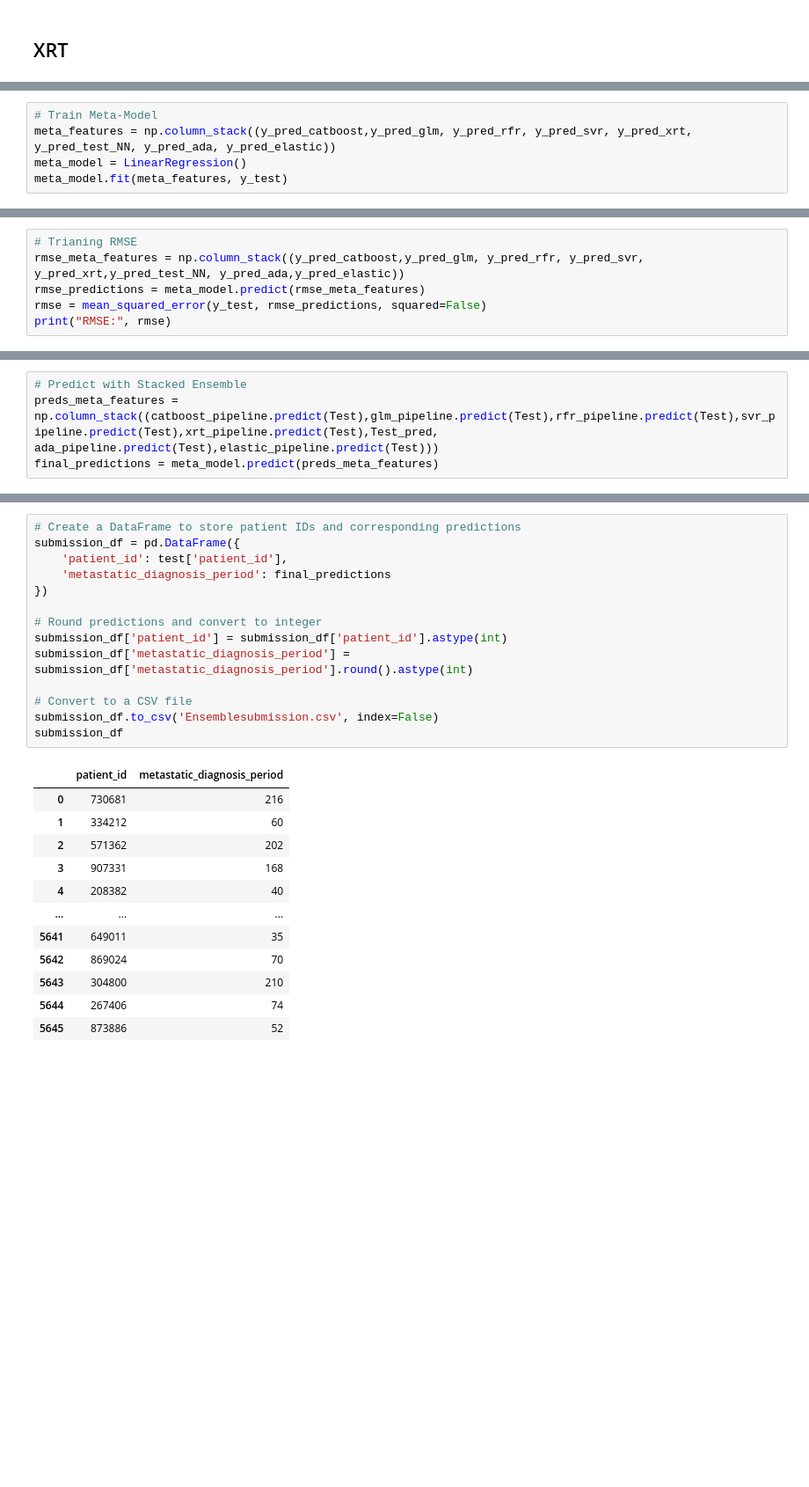
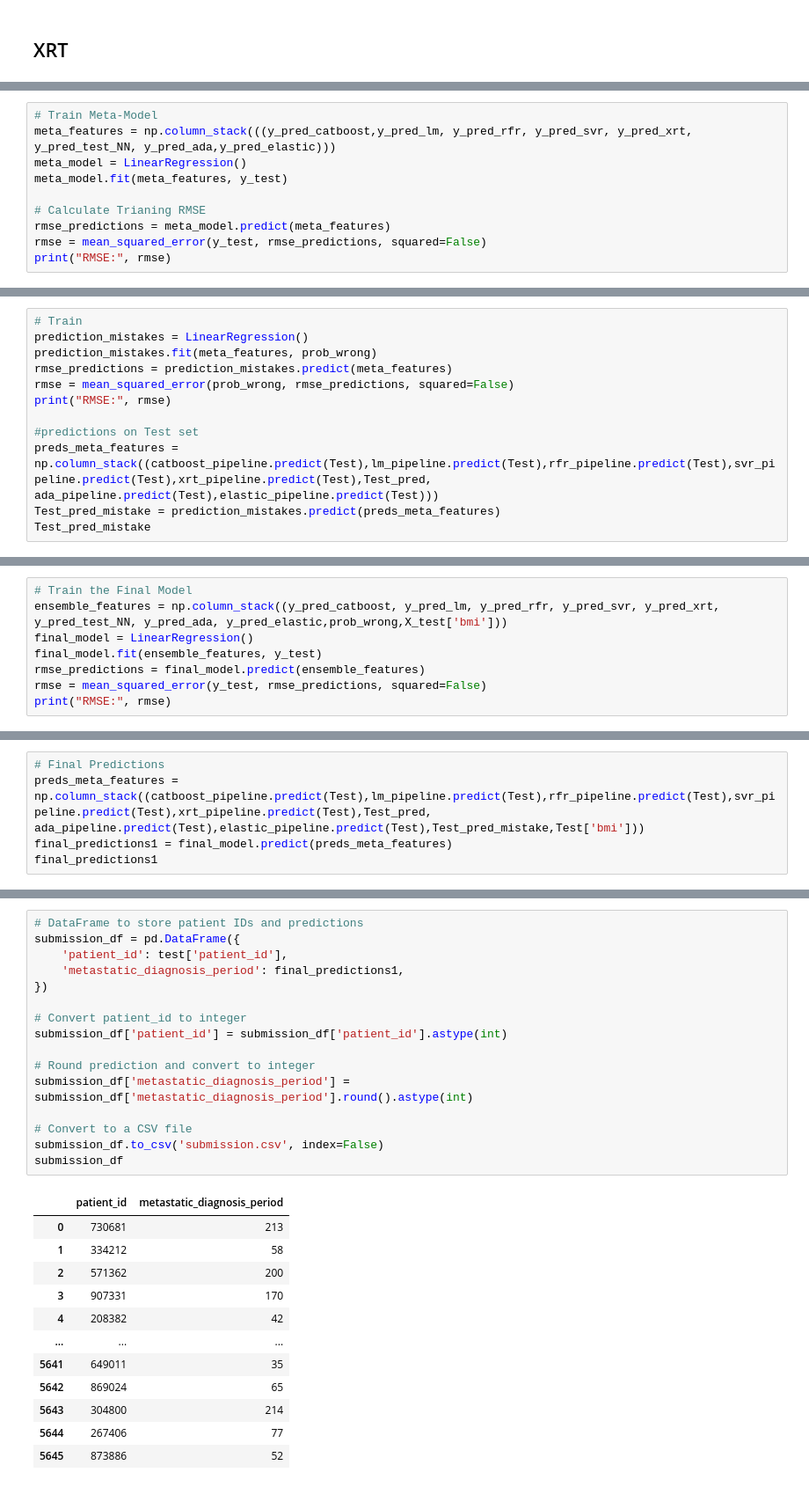
Before and after one commit to Sobiii/CancerMetastasisPrediction---Ensemble_ML_Techniques, a Jupyter notebook: CancerMetastasis_2024.ipynb, the cells around one changed output, grey strips where cells are left out. Shown at 88% size. Drawn from its saved outputs; the diff is of its cells as text; blank space fills up the shorter version.

```diff
--- a/CancerMetastasis_2024.ipynb
+++ b/CancerMetastasis_2024.ipynb
@@ -1338,6 +1303,11 @@ Test_pred = Test_pred_tensor.detach().numpy().flatten()
 # %%
 # Train Meta-Model
-meta_features = np.column_stack((y_pred_catboost,y_pred_glm, y_pred_rfr, y_pred_svr, y_pred_xrt, y_pred_test_NN, y_pred_ada, y_pred_elastic))
+meta_features = np.column_stack(((y_pred_catboost,y_pred_lm, y_pred_rfr, y_pred_svr, y_pred_xrt, y_pred_test_NN, y_pred_ada,y_pred_elastic)))
 meta_model = LinearRegression()
 meta_model.fit(meta_features, y_test)
+
+# Calculate Trianing RMSE
+rmse_predictions = meta_model.predict(meta_features)
+rmse = mean_squared_error(y_test, rmse_predictions, squared=False)
+print("RMSE:", rmse)
 # %% [output]
@@ -1344,0 +1394,12 @@ LinearRegression()
+# %%
+# Train
+prediction_mistakes = LinearRegression()
+prediction_mistakes.fit(meta_features, prob_wrong)
+rmse_predictions = prediction_mistakes.predict(meta_features)
+rmse = mean_squared_error(prob_wrong, rmse_predictions, squared=False)
+print("RMSE:", rmse)
+
+#predictions on Test set
+preds_meta_features = np.column_stack((catboost_pipeline.predict(Test),lm_pipeline.predict(Test),rfr_pipeline.predict(Test),svr_pipeline.predict(Test),xrt_pipeline.predict(Test),Test_pred, ada_pipeline.predict(Test),elastic_pipeline.predict(Test)))
+Test_pred_mistake = prediction_mistakes.predict(preds_meta_features)
+Test_pred_mistake
@@ -1345,7 +1414,9 @@ LinearRegression()
 # %%
-# Trianing RMSE
-rmse_meta_features = np.column_stack((y_pred_catboost,y_pred_glm, y_pred_rfr, y_pred_svr, y_pred_xrt,y_pred_test_NN, y_pred_ada,y_pred_elastic))
-rmse_predictions = meta_model.predict(rmse_meta_features)
+# Train the Final Model
+ensemble_features = np.column_stack((y_pred_catboost, y_pred_lm, y_pred_rfr, y_pred_svr, y_pred_xrt, y_pred_test_NN, y_pred_ada, y_pred_elastic,prob_wrong,X_test['bmi']))
+final_model = LinearRegression()
+final_model.fit(ensemble_features, y_test)
+rmse_predictions = final_model.predict(ensemble_features)
 rmse = mean_squared_error(y_test, rmse_predictions, squared=False)
 print("RMSE:", rmse)
 # %% [output]
@@ -1353,4 +1424,5 @@ RMSE: 82.59019273252372
 # %%
-# Predict with Stacked Ensemble
-preds_meta_features = np.column_stack((catboost_pipeline.predict(Test),glm_pipeline.predict(Test),rfr_pipeline.predict(Test),svr_pipeline.predict(Test),xrt_pipeline.predict(Test),Test_pred, ada_pipeline.predict(Test),elastic_pipeline.predict(Test)))
-final_predictions = meta_model.predict(preds_meta_features)
+# Final Predictions
+preds_meta_features = np.column_stack((catboost_pipeline.predict(Test),lm_pipeline.predict(Test),rfr_pipeline.predict(Test),svr_pipeline.predict(Test),xrt_pipeline.predict(Test),Test_pred, ada_pipeline.predict(Test),elastic_pipeline.predict(Test),Test_pred_mistake,Test['bmi']))
+final_predictions1 = final_model.predict(preds_meta_features)
+final_predictions1
@@ -1364,28 +1475,30 @@ array([216.03002525,  60.23847519, 202.43146793, ..., 209.7685389 ,
 # %%
-# Create a DataFrame to store patient IDs and corresponding predictions
+# DataFrame to store patient IDs and predictions
 submission_df = pd.DataFrame({
     'patient_id': test['patient_id'],
-    'metastatic_diagnosis_period': final_predictions
+    'metastatic_diagnosis_period': final_predictions1,
 })
 
-# Round predictions and convert to integer
+# Convert patient_id to integer
 submission_df['patient_id'] = submission_df['patient_id'].astype(int)
+
+# Round prediction and convert to integer
 submission_df['metastatic_diagnosis_period'] = submission_df['metastatic_diagnosis_period'].round().astype(int)
 
 # Convert to a CSV file
-submission_df.to_csv('Ensemblesubmission.csv', index=False)
+submission_df.to_csv('submission.csv', index=False)
 submission_df
 # %% [output]
 |  | patient_id | metastatic_diagnosis_period |
-| 0 | 730681 | 216 |
-| 1 | 334212 | 60 |
-| 2 | 571362 | 202 |
-| 3 | 907331 | 168 |
-| 4 | 208382 | 40 |
+| 0 | 730681 | 213 |
+| 1 | 334212 | 58 |
+| 2 | 571362 | 200 |
+| 3 | 907331 | 170 |
+| 4 | 208382 | 42 |
 | ... | ... | ... |
 | 5641 | 649011 | 35 |
-| 5642 | 869024 | 70 |
-| 5643 | 304800 | 210 |
-| 5644 | 267406 | 74 |
+| 5642 | 869024 | 65 |
+| 5643 | 304800 | 214 |
+| 5644 | 267406 | 77 |
 | 5645 | 873886 | 52 |
 5646 rows × 2 columns
```
Also changed, not shown: parts of 139 cells of this notebook.
